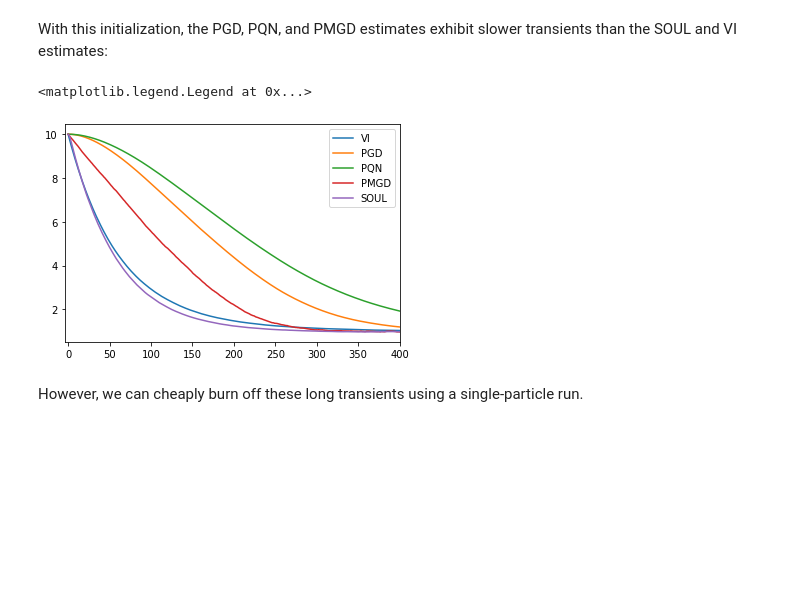
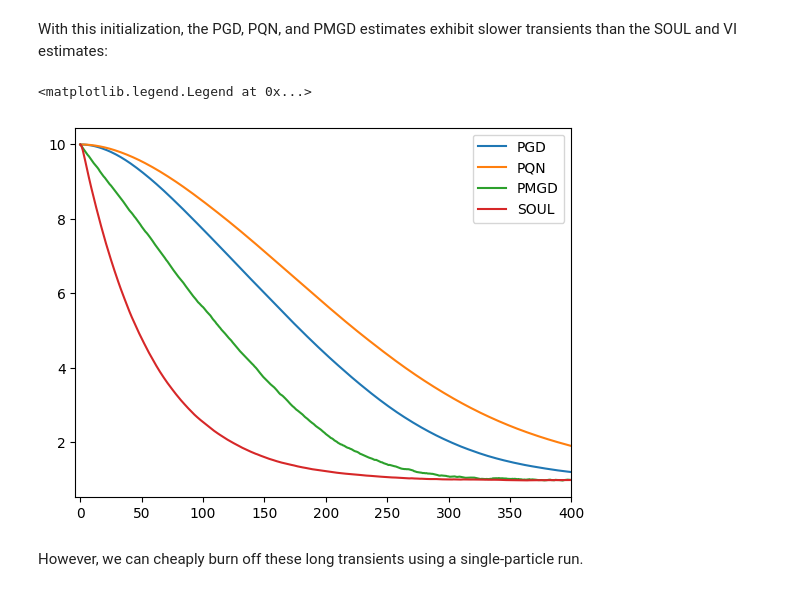
Before and after one commit to Laurasgrv-colab/PRe, a Jupyter notebook: jax/bayesian_logistic_regression.ipynb, the cells around one changed output. Saved outputs shown, nothing was run; the diff lists cells and outputs as text; code cells hidden in the pictures; blank space fills up the shorter version.

```diff
--- a/jax/bayesian_logistic_regression.ipynb
+++ b/jax/bayesian_logistic_regression.ipynb
@@ -266,23 +266,23 @@ X0 = 10*np.ones((D, N))
 With this initialization, the PGD, PQN, and PMGD estimates exhibit slower transients than the SOUL and VI estimates:
 # %%
 # Re-run algorithms:
-th_vi, X_vi, _, _ = vi(ltrain, ftrain, h, K, N, th0, X0)
+#th_vi, X_vi, _, _ = vi(ltrain, ftrain, h, K, N, th0, X0)
 th_pgd, X_pgd = pgd(ltrain, ftrain, h, K, N, th0, X0)
 th_pqn, X_pqn = pqn(ltrain, ftrain, h, K, N, th0, X0)
 th_pmgd, X_pmgd = pmgd(ltrain, ftrain, h, K, N, th0, X0)
 th_soul, X_soul = soul(ltrain, ftrain, h, K, N, th0, X0)
 
 # Plot parameter estimates:
-plt.plot(th_vi, label='VI')
+#plt.plot(th_vi, label='VI')
 plt.plot(th_pgd, label='PGD')
 plt.plot(th_pqn, label='PQN')
 plt.plot(th_pmgd, label='PMGD')
 plt.plot(th_soul, label='SOUL')
 plt.xlim([-K/100, K])
 plt.legend(loc='upper right')
 # %% [output]
 <matplotlib.legend.Legend at 0x...>
-[figure, old version]
+[figure, new version]
 # %% [markdown]
 However, we can cheaply burn off these long transients using a single-particle run.
 # %%
```
Also changed, not shown: parts of 8 cells of this notebook.
